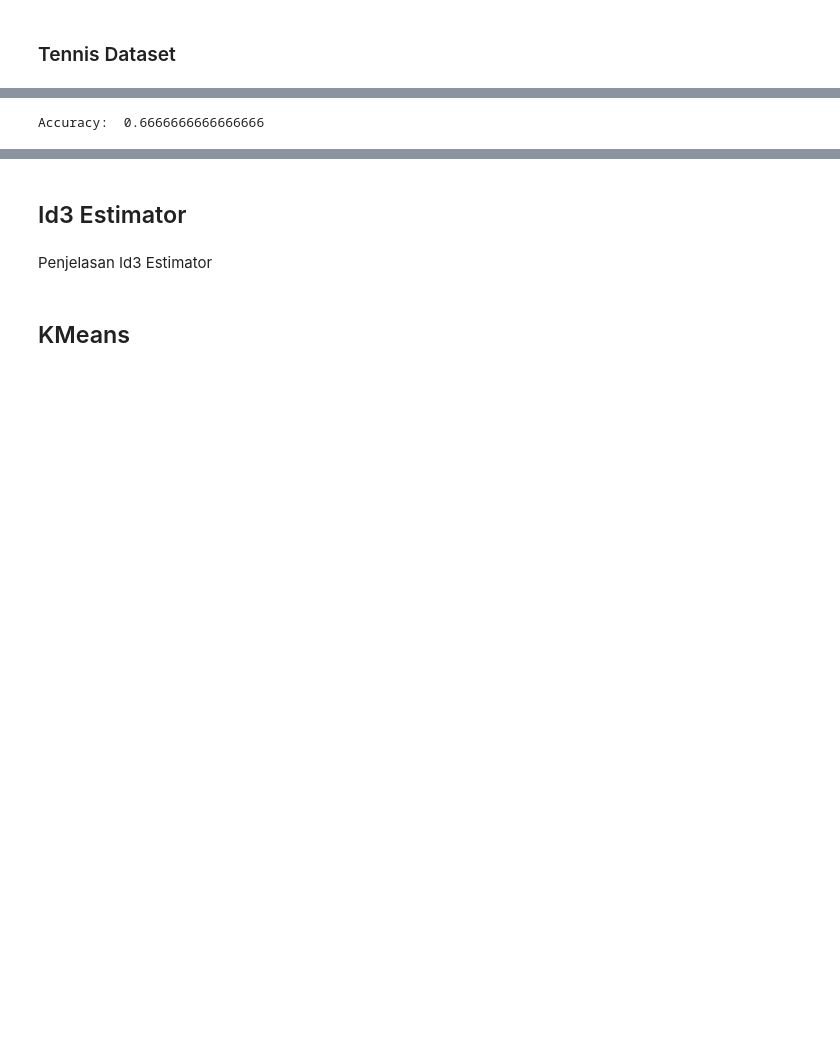
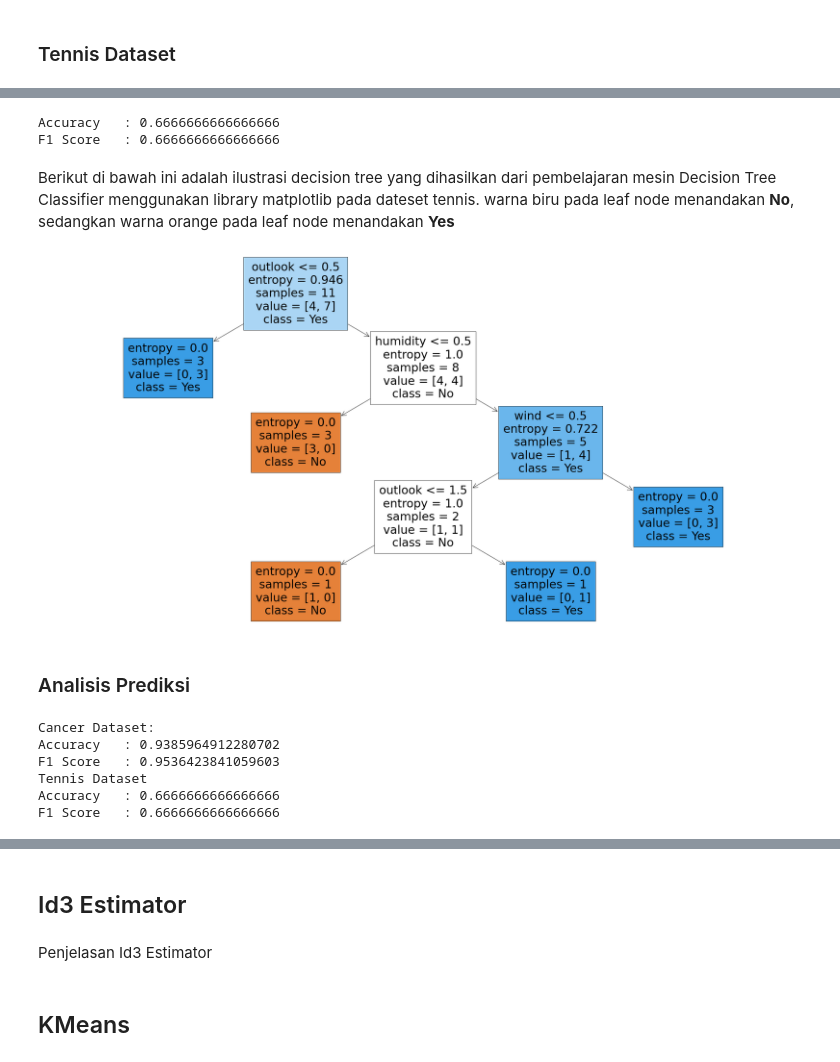
Before and after one commit to benidictusgalihmp/ML-Basic-DTL, a Jupyter notebook: src/main.ipynb, the cells around one changed output, grey strips where cells are left out. Saved outputs shown, nothing was run; the diff lists cells and outputs as text; code cells hidden in the pictures; blank space fills up the shorter version.

```diff
--- a/src/main.ipynb
+++ b/src/main.ipynb
@@ -156,7 +232,18 @@ Accuracy:  0.9385964912280702
 # %%
-clf_t = DecisionTreeClassifier()
+clf_t = DecisionTreeClassifier(criterion='entropy')
 clf_t = clf_t.fit(x_tntrain, y_tntrain)
 y_tnpred = clf_t.predict(x_tntest)
-print('Accuracy: ', accuracy_score(y_tntest,y_tnpred))
+t_dtc_acc = accuracy_score(y_tntest,y_tnpred)
+t_dtc_f1 = f1_score(y_tntest,y_tnpred)
+print('Accuracy   :', t_dtc_acc)
+print('F1 Score   :', t_dtc_f1)
 # %% [output]
-Accuracy:  0.6666666666666666
+Accuracy   : 0.6666666666666666
+F1 Score   : 0.6666666666666666
+# %% [markdown]
+Berikut di bawah ini adalah ilustrasi decision tree yang dihasilkan dari pembelajaran mesin Decision Tree Classifier menggunakan library matplotlib pada dateset tennis. warna biru pada leaf node menandakan **No**, sedangkan warna orange pada leaf node menandakan **Yes**
+# %%
+fig = plt.figure(figsize=(40,20))
+_ = tree.plot_tree(clf_t,feature_names=dttennis.columns[:-1], class_names=['No','Yes'], filled=True)
+# %% [output]
+[figure, added]
@@ -162,0 +252,16 @@ Accuracy:  0.6666666666666666
+# %% [markdown]
+### Analisis Prediksi
+# %%
+print('Cancer Dataset:')
+print('Accuracy   :', c_dtc_acc)
+print('F1 Score   :', c_dtc_f1)
+print('Tennis Dataset')
+print('Accuracy   :', t_dtc_acc)
+print('F1 Score   :', t_dtc_f1)
+# %% [output]
+Cancer Dataset:
+Accuracy   : 0.9385964912280702
+F1 Score   : 0.9536423841059603
+Tennis Dataset
+Accuracy   : 0.6666666666666666
+F1 Score   : 0.6666666666666666
```
Also changed, not shown: parts of 27 cells of this notebook.
